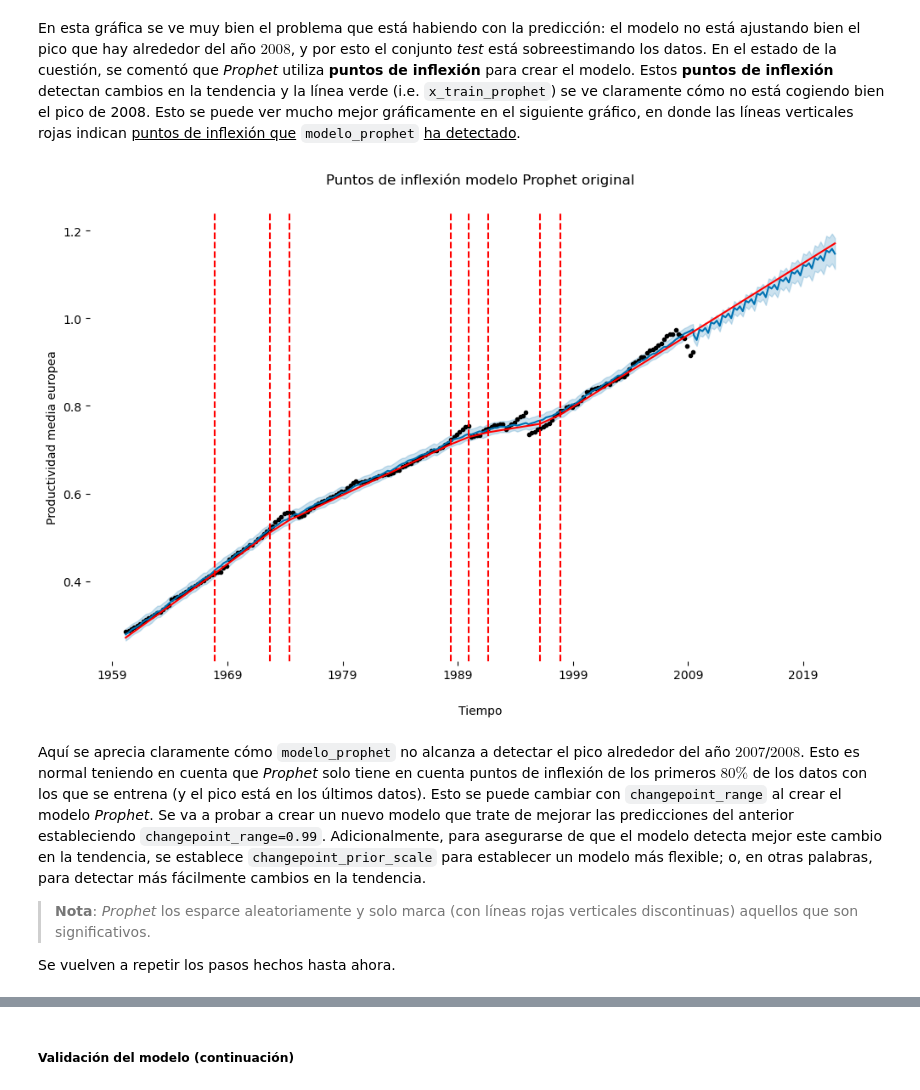
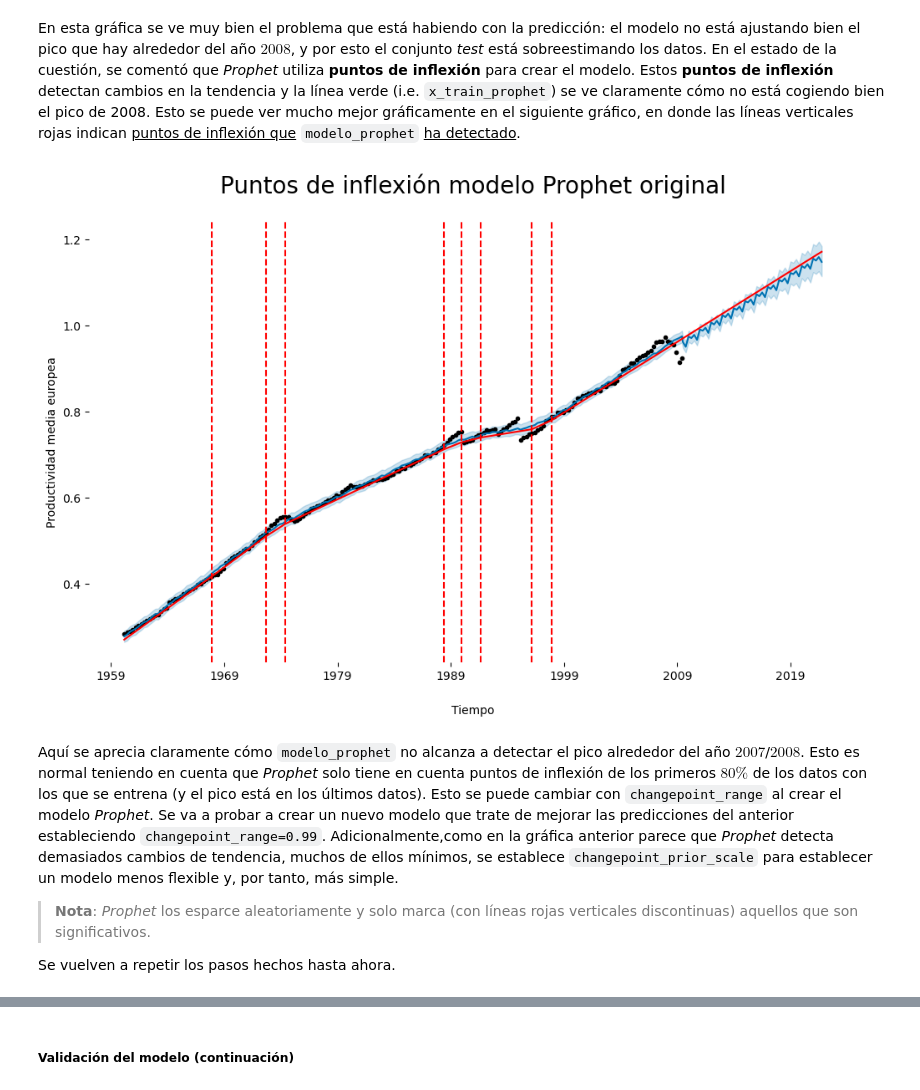
Before and after one commit to JCOQUE/TFG-matematicas, a Jupyter notebook: Desarrollo TFG.ipynb, the cells around one changed output, grey strips where cells are left out. Cells and saved outputs as stored; diff of their text form; code cells hidden in the pictures.

```diff
--- a/Desarrollo TFG.ipynb
+++ b/Desarrollo TFG.ipynb
@@ -2218,20 +2307,20 @@ En esta gráfica se ve muy bien el problema que está habiendo con la predicció
 # %%
 fig = modelo_prophet.plot(test_pred)
 checkpoints = add_changepoints_to_plot(fig.gca(), modelo_prophet,
                                        test_pred)
 plt.box(False)
 plt.grid(False)
 plt.xlabel('Tiempo', labelpad = 20)
 plt.ylabel('Productividad media europea')
-plt.title('Puntos de inflexión modelo Prophet original', y = 1.05)
+plt.title('Puntos de inflexión modelo Prophet original', y = 1.05, fontsize= 20)
 
-#plt.savefig('../Documento/imgs_desarrollo/puntos_inf_prophet')
+#plt.savefig('../Documento/imgs_desarrollo/puntos_inf_prophet', bbox_inches='tight')
 
 plt.show()
 # %% [output]
-[figure, old version]
+[figure, new version]
 # %% [markdown]
-Aquí se aprecia claramente cómo `modelo_prophet` no alcanza a detectar el pico alrededor del año $2007$/$2008$. Esto es normal teniendo en cuenta que *Prophet* solo tiene en cuenta puntos de inflexión de los primeros $80\%$ de los datos con los que se entrena (y el pico está en los últimos datos). Esto se puede cambiar con `changepoint_range` al crear el modelo *Prophet*. Se va a probar a crear un nuevo modelo que trate de mejorar las predicciones del anterior estableciendo `changepoint_range=0.99`. Adicionalmente, para asegurarse de que el modelo detecta mejor este cambio en la tendencia, se establece `changepoint_prior_scale` para establecer un modelo más flexible; o, en otras palabras, para detectar más fácilmente cambios en la tendencia.
+Aquí se aprecia claramente cómo `modelo_prophet` no alcanza a detectar el pico alrededor del año $2007$/$2008$. Esto es normal teniendo en cuenta que *Prophet* solo tiene en cuenta puntos de inflexión de los primeros $80\%$ de los datos con los que se entrena (y el pico está en los últimos datos). Esto se puede cambiar con `changepoint_range` al crear el modelo *Prophet*. Se va a probar a crear un nuevo modelo que trate de mejorar las predicciones del anterior estableciendo `changepoint_range=0.99`. Adicionalmente,como en la gráfica anterior parece que *Prophet* detecta demasiados cambios de tendencia, muchos de ellos mínimos, se establece `changepoint_prior_scale` para establecer un modelo menos flexible y, por tanto, más simple.
 
 > **Nota**: *Prophet* los esparce aleatoriamente y solo marca (con líneas rojas  verticales discontinuas) aquellos que son significativos.
 
```
Also changed, not shown: parts of 51 cells of this notebook, 2 other files.
